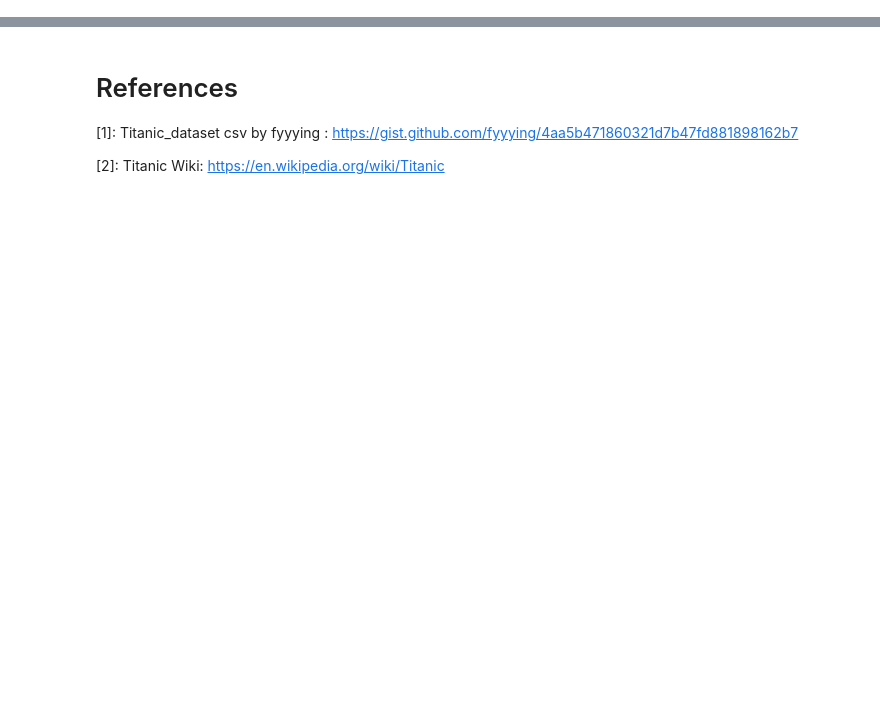
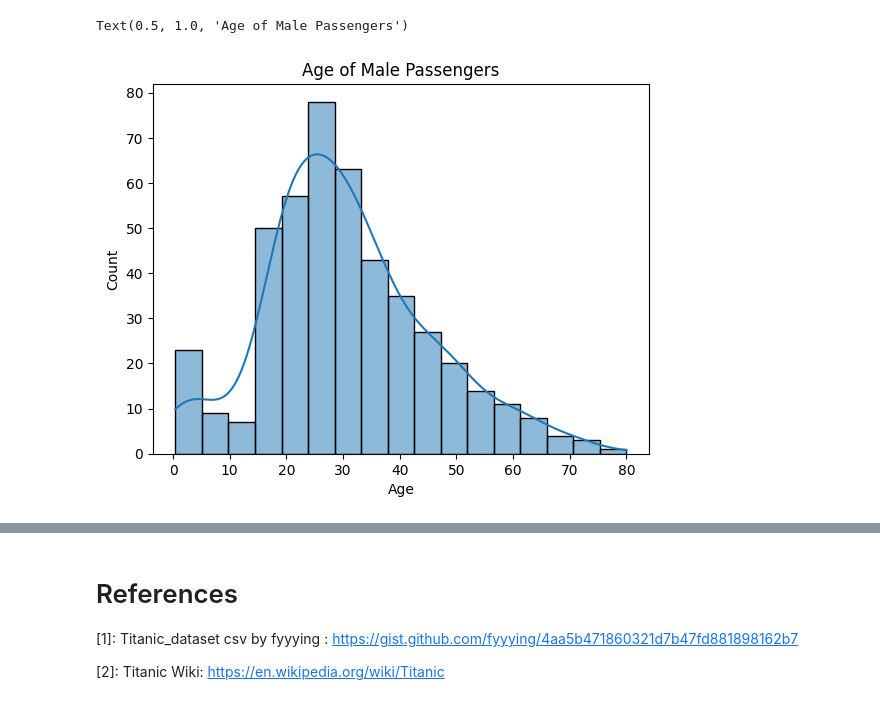
Before and after one commit to StephenCaulfield/Programming-for-Data-Analytics, a Jupyter notebook: PFDAproject.ipynb, the cells around one changed output, grey strips where cells are left out. Saved outputs shown, nothing was run; the diff lists cells and outputs as text; code cells hidden in the pictures; blank space fills up the shorter version.

```diff
--- a/PFDAproject.ipynb
+++ b/PFDAproject.ipynb
@@ -139,0 +225,8 @@ passengers = pd.read_csv("https://raw.githubusercontent.com/kaob1991/Programming
+# %%
+male_data = passengers.loc[passengers["Sex"] == "male"]
+male_age = male_data["Age"].dropna()
+sns.histplot(data = male_age, kde = True)
+plt.title("Age of Male Passengers")
+# %% [output]
+Text(0.5, 1.0, 'Age of Male Passengers')
+[figure, added]
```
Also changed, not shown: parts of 8 cells of this notebook.
